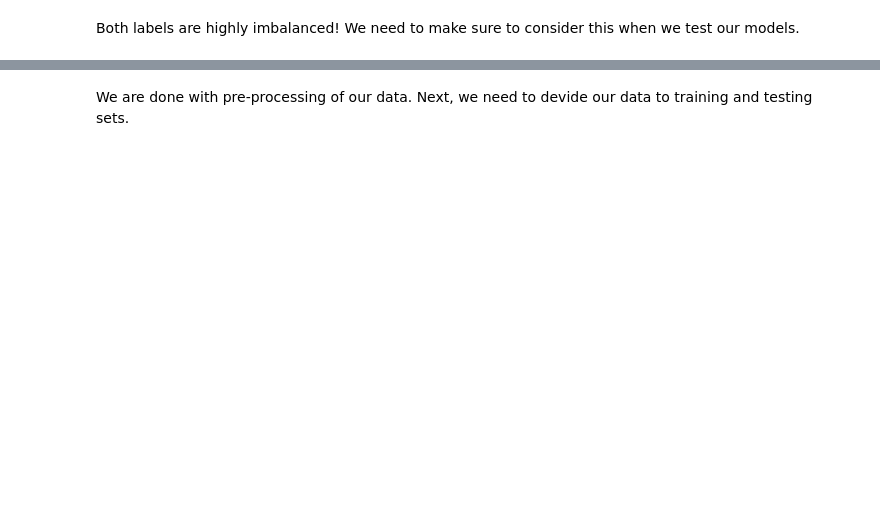
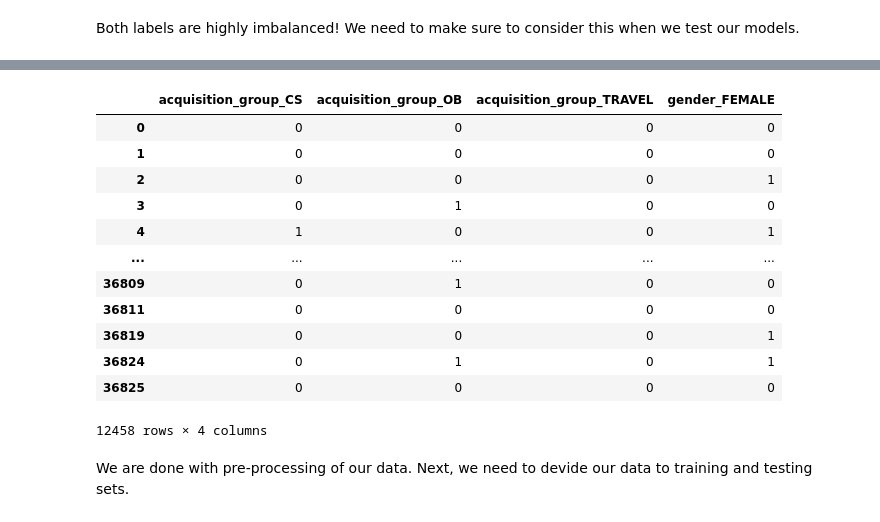
Before and after one commit to vekshan/Covid-19-Tracking-and-Lifestyle-Trends, a Jupyter notebook: Data Mining/ML and Postgres.ipynb, the cells around one changed output, grey strips where cells are left out. Saved outputs shown, nothing was run; the diff lists cells and outputs as text; code cells hidden in the pictures; blank space fills up the shorter version.

```diff
--- a/Data Mining/ML and Postgres.ipynb
+++ b/Data Mining/ML and Postgres.ipynb
@@ -81,2 +176,19 @@ Both labels are highly imbalanced! We need to make sure to consider this when we
+# %%
+y = new_result.iloc[:,5:9]
+y
+# %% [output]
+|  | acquisition_group_CS | acquisition_group_OB | acquisition_group_TRAVEL | gender_FEMALE |
+| 0 | 0 | 0 | 0 | 0 |
+| 1 | 0 | 0 | 0 | 0 |
+| 2 | 0 | 0 | 0 | 1 |
+| 3 | 0 | 1 | 0 | 0 |
+| 4 | 1 | 0 | 0 | 1 |
+| ... | ... | ... | ... | ... |
+| 36809 | 0 | 1 | 0 | 0 |
+| 36811 | 0 | 0 | 0 | 0 |
+| 36819 | 0 | 0 | 0 | 1 |
+| 36824 | 0 | 1 | 0 | 1 |
+| 36825 | 0 | 0 | 0 | 0 |
+12458 rows × 4 columns
 # %% [markdown]
 We are done with pre-processing of our data. Next, we need to devide our data to training and testing sets.
```
Also changed, not shown: parts of 21 cells of this notebook.
